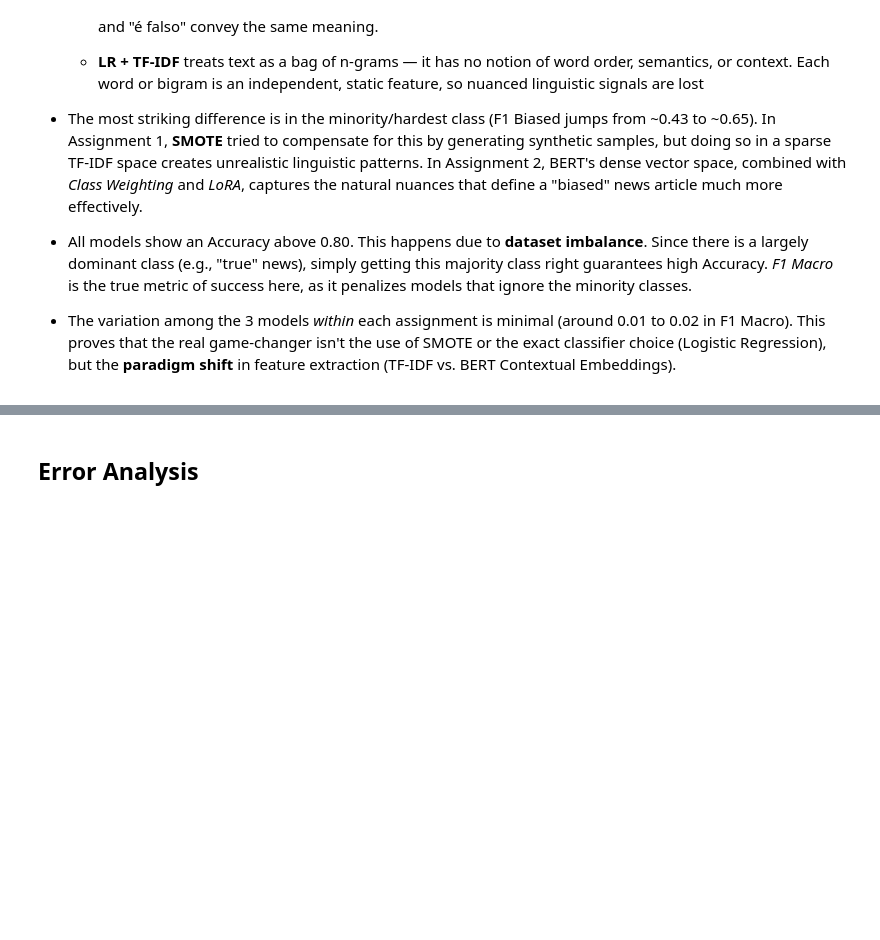
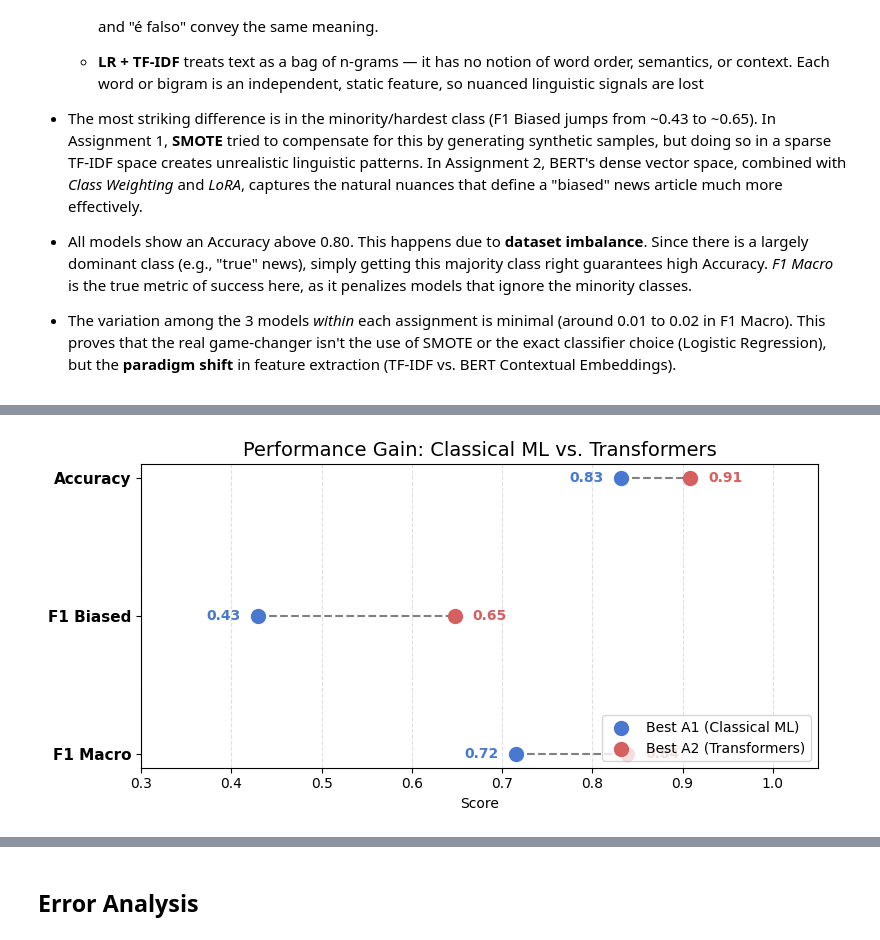
Before and after one commit to tomast100/PLN_Project, a Jupyter notebook: assignment_2.ipynb, the cells around one changed output, grey strips where cells are left out. Saved outputs shown, nothing was run; the diff lists cells and outputs as text; code cells hidden in the pictures; blank space fills up the shorter version.

```diff
--- a/assignment_2.ipynb
+++ b/assignment_2.ipynb
@@ -2191,0 +2315,31 @@ The chart reveals a clear and consistent performance leap between the two assign
+# %%
+metrics = ['F1 Macro', 'F1 Biased', 'Accuracy']
+keys = ['f1_macro', 'f1_biased', 'accuracy']
+
+vals_a1 = [all_models[best_a1_name][k] for k in keys]
+vals_a2 = [all_models[best_a2_name][k] for k in keys]
+
+fig, ax = plt.subplots(figsize=(8, 4))
+
+for i in range(len(metrics)):
+    ax.plot([vals_a1[i], vals_a2[i]], [i, i], color="grey", zorder=1, linestyle="--")
+
+ax.scatter(vals_a1, range(len(metrics)), color="#4878cf", s=100, label="Best A1 (Classical ML)", zorder=2)
+ax.scatter(vals_a2, range(len(metrics)), color="#d65f5f", s=100, label="Best A2 (Transformers)", zorder=2)
+
+for i in range(len(metrics)):
+    ax.text(vals_a1[i] - 0.02, i, f"{vals_a1[i]:.2f}", va='center', ha='right', color="#4878cf", fontweight="bold")
+    ax.text(vals_a2[i] + 0.02, i, f"{vals_a2[i]:.2f}", va='center', ha='left', color="#d65f5f", fontweight="bold")
+
+ax.set_yticks(range(len(metrics)))
+ax.set_yticklabels(metrics, fontsize=11, fontweight="bold")
+ax.set_title("Performance Gain: Classical ML vs. Transformers", fontsize=14)
+ax.set_xlabel("Score")
+ax.set_xlim(0.3, 1.05)
+ax.legend(loc="lower right")
+ax.grid(axis='x', linestyle='--', alpha=0.4)
+
+plt.tight_layout()
+plt.show()
+# %% [output]
+[figure, added]
```
Also changed, not shown: parts of 21 cells of this notebook.
